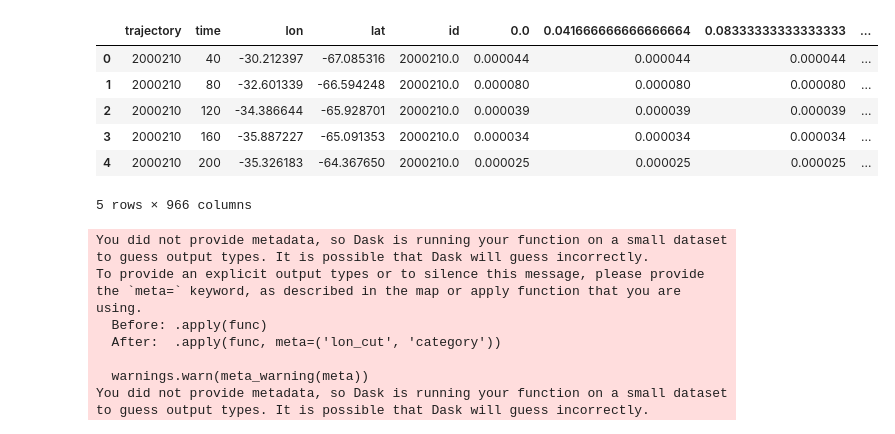
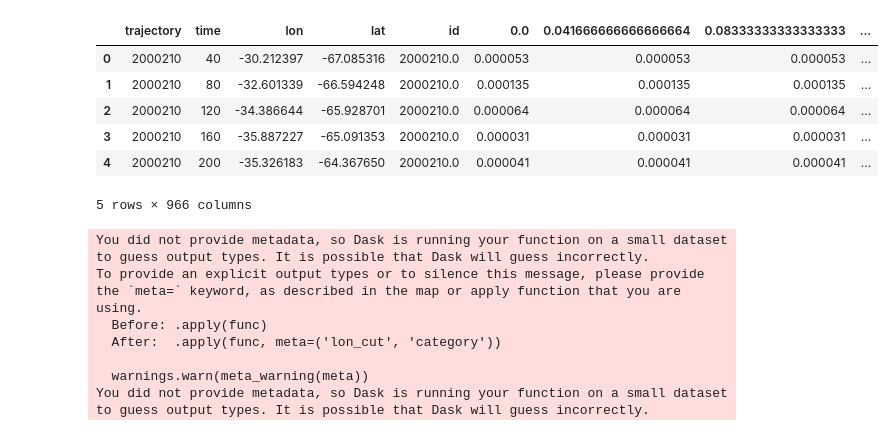
Before and after one commit to zcasparco/equinox_phd, a Jupyter notebook: llc4320/autocovariance_binned.ipynb, the cells around one changed output. Saved outputs shown, nothing was run; the diff lists cells and outputs as text; code cells hidden in the pictures.

```diff
--- a/llc4320/autocovariance_binned.ipynb
+++ b/llc4320/autocovariance_binned.ipynb
@@ -42,24 +42,25 @@ client = Client(cluster)
 # %%
 # Load Lagrangian data
 root_dir = '/home/datawork-lops-osi/equinox/mit4320/parcels/'
 run_name = 'global_T365j_dt1j_dij50'
 
 #run_name_old = 'global_extra_T365j_dt1j_dij50'
-parcels_index = ['autocov_demodulation_rr','autocov_demodulation_ri'] #,'autocov_demodulation_ri'
+parcels_index = ['autocov_demodulation_vr_vr','autocov_demodulation_vr_vi'] #,'autocov_demodulation_ri'
+name = ['rr','ri']
 df = {}
-for parcels_id in parcels_index:
+for i,parcels_id in enumerate(parcels_index):
 # choose to select time indexed data for now
     p = pa.parcels_output(root_dir+run_name, parquets=[parcels_id])
-    name = parcels_id[-2:]
-    df[name] = p[parcels_id]
+#    name = parcels_id[-2:]
+    df[name[i]] = p[parcels_id]
 df['rr'].head()
 # %% [output]
 |  | trajectory | time | lon | lat | id | 0.0 | 0.041666666666666664 | 0.08333333333333333 | ... |
-| 0 | 2000210 | 40 | -30.212397 | -67.085316 | 2000210.0 | 0.000044 | 0.000044 | 0.000044 | ... |
-| 1 | 2000210 | 80 | -32.601339 | -66.594248 | 2000210.0 | 0.000080 | 0.000080 | 0.000080 | ... |
-| 2 | 2000210 | 120 | -34.386644 | -65.928701 | 2000210.0 | 0.000039 | 0.000039 | 0.000039 | ... |
-| 3 | 2000210 | 160 | -35.887227 | -65.091353 | 2000210.0 | 0.000034 | 0.000034 | 0.000034 | ... |
-| 4 | 2000210 | 200 | -35.326183 | -64.367650 | 2000210.0 | 0.000025 | 0.000025 | 0.000025 | ... |
+| 0 | 2000210 | 40 | -30.212397 | -67.085316 | 2000210.0 | 0.000053 | 0.000053 | 0.000053 | ... |
+| 1 | 2000210 | 80 | -32.601339 | -66.594248 | 2000210.0 | 0.000135 | 0.000135 | 0.000135 | ... |
+| 2 | 2000210 | 120 | -34.386644 | -65.928701 | 2000210.0 | 0.000064 | 0.000064 | 0.000064 | ... |
+| 3 | 2000210 | 160 | -35.887227 | -65.091353 | 2000210.0 | 0.000031 | 0.000031 | 0.000031 | ... |
+| 4 | 2000210 | 200 | -35.326183 | -64.367650 | 2000210.0 | 0.000041 | 0.000041 | 0.000041 | ... |
 5 rows × 966 columns
 # %%
 # add bathymetry to dataframe
```
Also changed, not shown: parts of 10 cells of this notebook, 3 other files.
